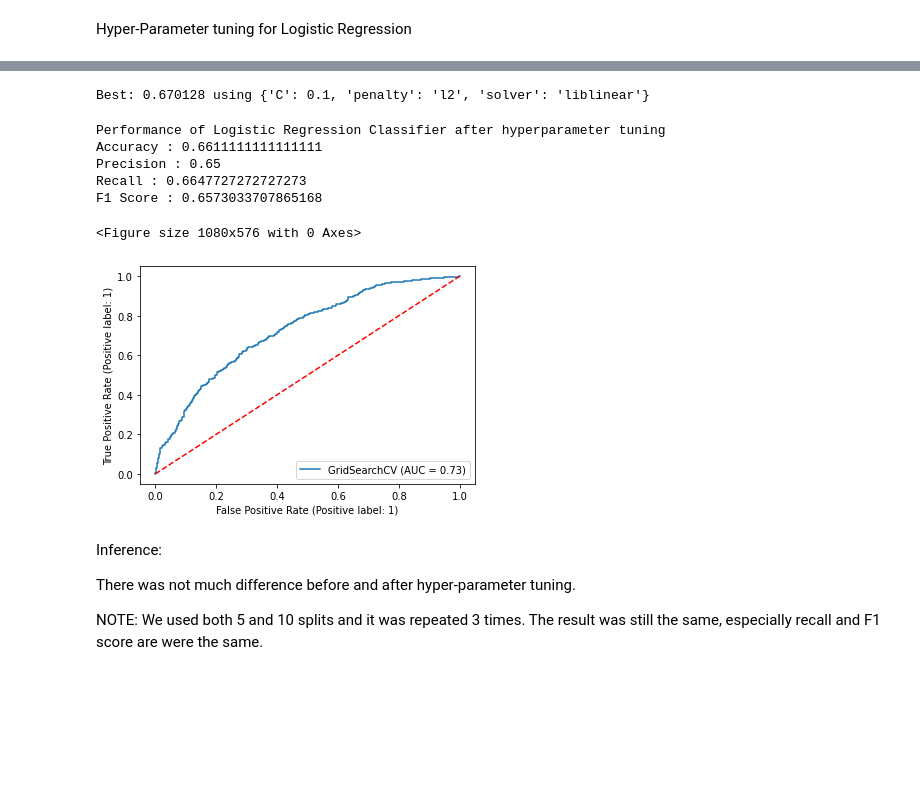
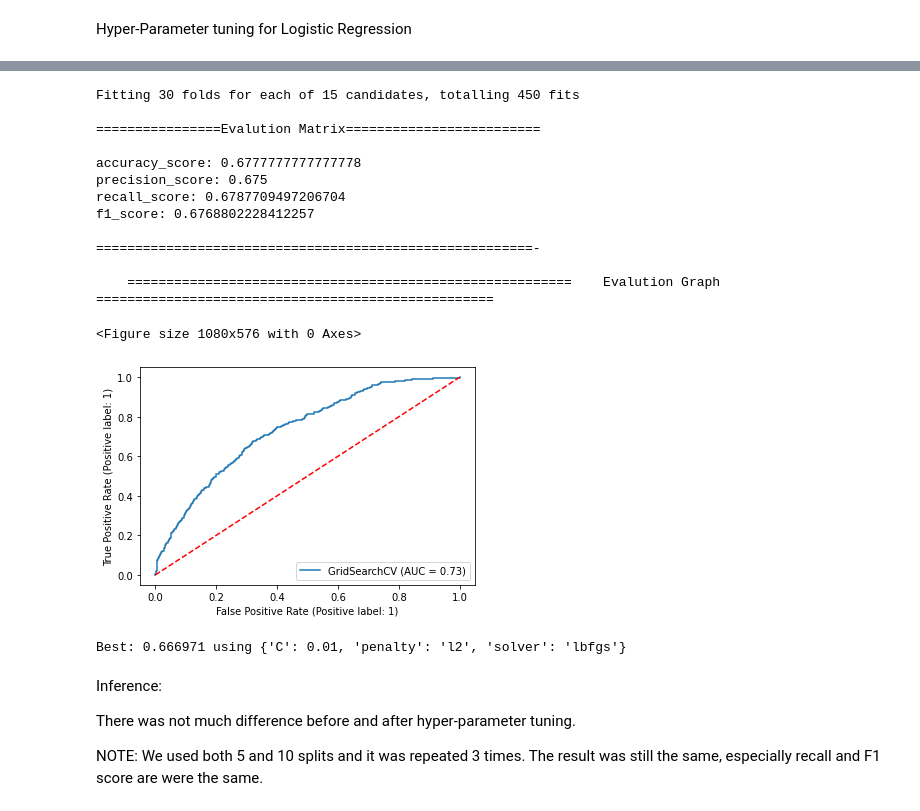
Before and after one commit to raunaksatone5/cardiovascular-risk-prediction, a Jupyter notebook: cardiovascularprediction.ipynb, the cells around one changed output, grey strips where cells are left out. Cells and saved outputs as stored; diff of their text form; code cells hidden in the pictures; blank space fills up the shorter version.

```diff
--- a/cardiovascularprediction.ipynb
+++ b/cardiovascularprediction.ipynb
@@ -660,0 +677,6 @@ X_train, X_test, y_train, y_test = train_test_split(X, y_resampled , test_size=0
+# %%
+# creating list of matrix to store the evaluation matrix of all the tuned model
+accuracy_score_list1 = []
+precision_score_list1 = []
+recall_score_list1 = []
+f1_score_list1 = []
@@ -711,39 +798,26 @@ Fitting 30 folds for each of 15 candidates, totalling 450 fits
+# %%
+# calling run_tuned_model to train,fit and evaluate the grid_search_lr
+run_tuned_model(grid_search_lr,X_train,y_train,X_test,y_test)
+# %% [output]
+Fitting 30 folds for each of 15 candidates, totalling 450 fits
+
+================Evalution Matrix=========================
+
+accuracy_score: 0.6777777777777778
+precision_score: 0.675
+recall_score: 0.6787709497206704
+f1_score: 0.6768802228412257
+
+========================================================-
+
+    =========================================================    Evalution Graph    ===================================================
+<Figure size 1080x576 with 0 Axes>
+[figure, added]
 # %%
 # summarize results - logistic regression
-print("Best: %f using %s" % (grid_result.best_score_, grid_result.best_params_))
+print("Best: %f using %s" % (grid_search_lr.best_score_, grid_search_lr.best_params_))
 # %% [output]
-Best: 0.670128 using {'C': 0.1, 'penalty': 'l2', 'solver': 'liblinear'}
+Best: 0.666971 using {'C': 0.01, 'penalty': 'l2', 'solver': 'lbfgs'}
-# %%
-lr_predictions= grid_search_lr.predict(X_test)
-
-#Performance Metrics
-lr_accuracy= accuracy_score(lr_predictions,y_test)
-lr_precision= precision_score(lr_predictions,y_test)
-lr_recall= recall_score(lr_predictions,y_test)
-lr_f1_score= f1_score(lr_predictions, y_test)
-
-print('Performance of Logistic Regression Classifier after hyperparameter tuning')
-print('Accuracy :' , lr_accuracy)
-print('Precision :', lr_precision)
-print('Recall :', lr_recall)
-print('F1 Score :', lr_f1_score)
-# %% [output]
-Performance of Logistic Regression Classifier after hyperparameter tuning
-Accuracy : 0.6611111111111111
-Precision : 0.65
-Recall : 0.6647727272727273
-F1 Score : 0.6573033707865168
-# %%
-# Let us plot ROC curve
-from sklearn.metrics import plot_roc_curve
-plt.figure(figsize=(15,8))
-svc_disp = plot_roc_curve(grid_search_lr,X_test,y_test)
-x,y=np.arange(0,1.1,0.1),np.arange(0,1.1,0.1)
-plt.plot(x,y,'b--',color='r')
-plt.show()
-# %% [output]
-<Figure size 1080x576 with 0 Axes>
-[figure, removed]
 # %% [markdown]
 Inference:
 
```
Also changed, not shown: parts of 69 cells of this notebook.
